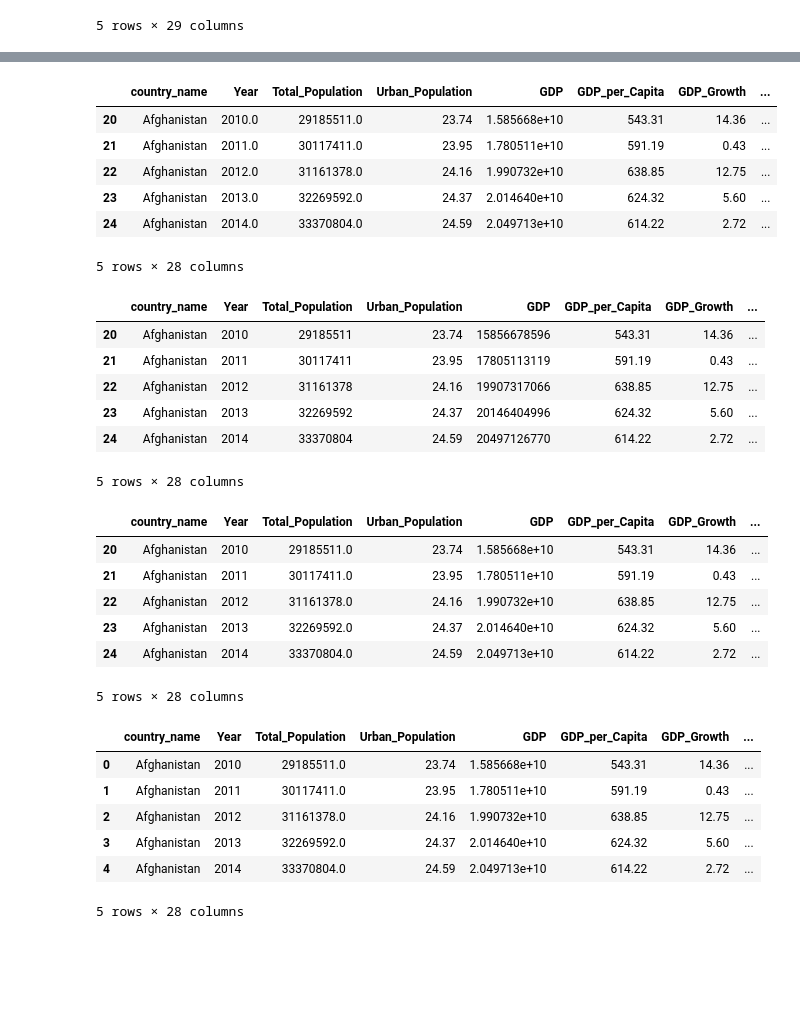
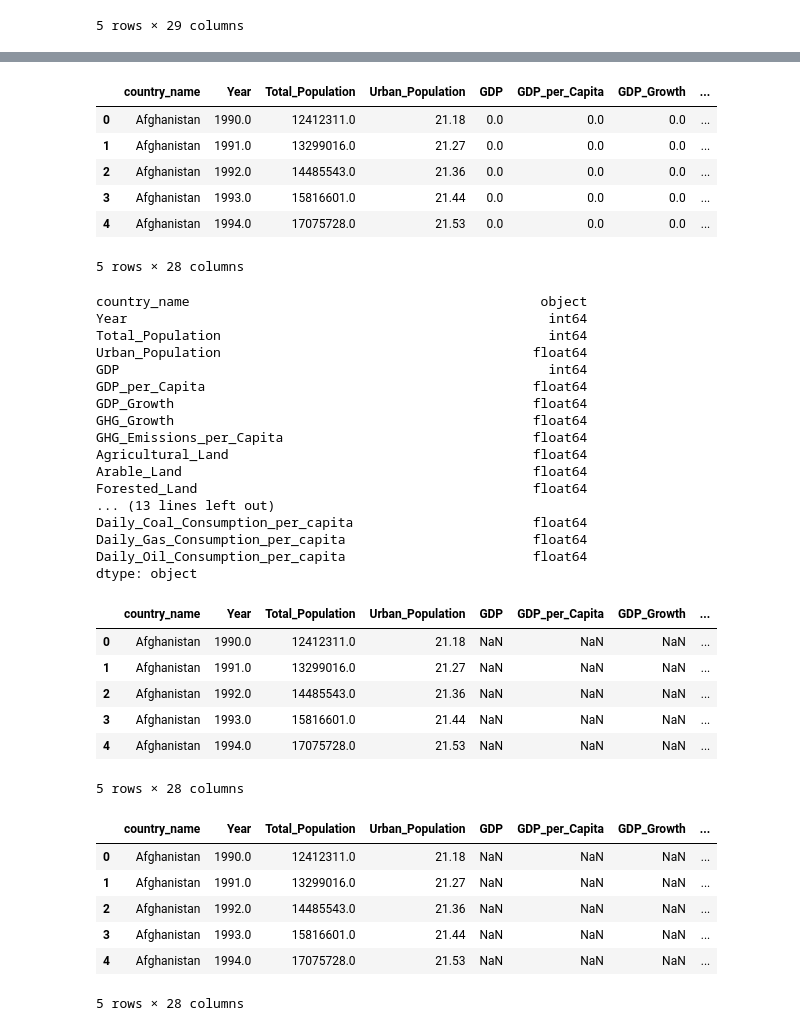
Before and after one commit to mcscrag/Final_Project, a Jupyter notebook: notebooks/cleaning_data.ipynb, the cells around one changed output, grey strips where cells are left out. Drawn from its saved outputs; the diff is of its cells as text; code cells hidden in the pictures; blank space fills up the shorter version.

```diff
--- a/notebooks/cleaning_data.ipynb
+++ b/notebooks/cleaning_data.ipynb
@@ -57,6 +59,6 @@ df2['Year'].value_counts()
 Name: Year, dtype: int64
 # %%
-df3 = df2.drop(['Grand Total'], axis=1)
+df3 = df.drop(['Grand Total'], axis=1)
 # %%
 df3[df == 0.0].count()
 # %% [output]
@@ -235,28 +237,39 @@ df5 = df4.round({'Urban Population':2,
 df5.head()
 # %% [output]
 |  | country_name | Year | Total_Population | Urban_Population | GDP | GDP_per_Capita | GDP_Growth | ... |
-| 20 | Afghanistan | 2010.0 | 29185511.0 | 23.74 | 1.585668e+10 | 543.31 | 14.36 | ... |
-| 21 | Afghanistan | 2011.0 | 30117411.0 | 23.95 | 1.780511e+10 | 591.19 | 0.43 | ... |
-| 22 | Afghanistan | 2012.0 | 31161378.0 | 24.16 | 1.990732e+10 | 638.85 | 12.75 | ... |
-| 23 | Afghanistan | 2013.0 | 32269592.0 | 24.37 | 2.014640e+10 | 624.32 | 5.60 | ... |
-| 24 | Afghanistan | 2014.0 | 33370804.0 | 24.59 | 2.049713e+10 | 614.22 | 2.72 | ... |
+| 0 | Afghanistan | 1990.0 | 12412311.0 | 21.18 | 0.0 | 0.0 | 0.0 | ... |
+| 1 | Afghanistan | 1991.0 | 13299016.0 | 21.27 | 0.0 | 0.0 | 0.0 | ... |
+| 2 | Afghanistan | 1992.0 | 14485543.0 | 21.36 | 0.0 | 0.0 | 0.0 | ... |
+| 3 | Afghanistan | 1993.0 | 15816601.0 | 21.44 | 0.0 | 0.0 | 0.0 | ... |
+| 4 | Afghanistan | 1994.0 | 17075728.0 | 21.53 | 0.0 | 0.0 | 0.0 | ... |
 5 rows × 28 columns
+# %%
+df6 = df5.fillna(0.00)
 # %%
 # Changing Datatypes
 
-conversion_dict = {'Year': 'int64',
-                  'Total_Population': 'int64',
-                  'GDP': 'int64'
-                  }
+conversion_dict = {'Year':'int64',
+    'Total_Population':'int64',
+    'GDP': 'int64'}
 
-df6 = df5.astype(conversion_dict)
+df7 = df6.astype(conversion_dict)
 # %%
-df6.head()
+df7.dtypes
 # %% [output]
-|  | country_name | Year | Total_Population | Urban_Population | GDP | GDP_per_Capita | GDP_Growth | ... |
-| 20 | Afghanistan | 2010 | 29185511 | 23.74 | 15856678596 | 543.31 | 14.36 | ... |
-| 21 | Afghanistan | 2011 | 30117411 | 23.95 | 17805113119 | 591.19 | 0.43 | ... |
-| 22 | Afghanistan | 2012 | 31161378 | 24.16 | 19907317066 | 638.85 | 12.75 | ... |
-| 23 | Afghanistan | 2013 | 32269592 | 24.37 | 20146404996 | 624.32 | 5.60 | ... |
-| 24 | Afghanistan | 2014 | 33370804 | 24.59 | 20497126770 | 614.22 | 2.72 | ... |
-5 rows × 28 columns
+country_name                                             object
+Year                                                      int64
+Total_Population                                          int64
+Urban_Population                                        float64
+GDP                                                       int64
+GDP_per_Capita                                          float64
+GDP_Growth                                              float64
+GHG_Growth                                              float64
+GHG_Emissions_per_Capita                                float64
+Agricultural_Land                                       float64
+Arable_Land                                             float64
+Forested_Land                                           float64
+... (13 lines left out)
+Daily_Coal_Consumption_per_capita                       float64
+Daily_Gas_Consumption_per_capita                        float64
+Daily_Oil_Consumption_per_capita                        float64
+dtype: object
@@ -267,11 +276,15 @@ df6.replace(0.00, np.nan, inplace=True)
+# %%
+# Replacing all 0 values with Nan so we can properly drop them if needed and Tableau can recognize the values as missing and not actually 0.
+
+df7.replace(0.00, np.nan, inplace=True)
 # %%
-df6.head()
+df7.head()
 # %% [output]
 |  | country_name | Year | Total_Population | Urban_Population | GDP | GDP_per_Capita | GDP_Growth | ... |
-| 20 | Afghanistan | 2010 | 29185511.0 | 23.74 | 1.585668e+10 | 543.31 | 14.36 | ... |
-| 21 | Afghanistan | 2011 | 30117411.0 | 23.95 | 1.780511e+10 | 591.19 | 0.43 | ... |
-| 22 | Afghanistan | 2012 | 31161378.0 | 24.16 | 1.990732e+10 | 638.85 | 12.75 | ... |
-| 23 | Afghanistan | 2013 | 32269592.0 | 24.37 | 2.014640e+10 | 624.32 | 5.60 | ... |
-| 24 | Afghanistan | 2014 | 33370804.0 | 24.59 | 2.049713e+10 | 614.22 | 2.72 | ... |
+| 0 | Afghanistan | 1990.0 | 12412311.0 | 21.18 | NaN | NaN | NaN | ... |
+| 1 | Afghanistan | 1991.0 | 13299016.0 | 21.27 | NaN | NaN | NaN | ... |
+| 2 | Afghanistan | 1992.0 | 14485543.0 | 21.36 | NaN | NaN | NaN | ... |
+| 3 | Afghanistan | 1993.0 | 15816601.0 | 21.44 | NaN | NaN | NaN | ... |
+| 4 | Afghanistan | 1994.0 | 17075728.0 | 21.53 | NaN | NaN | NaN | ... |
 5 rows × 28 columns
 # %%
@@ -279,12 +292,12 @@ df6 = df6.reset_index(drop=True)
 # %%
-df6.head()
+df7.head()
 # %% [output]
 |  | country_name | Year | Total_Population | Urban_Population | GDP | GDP_per_Capita | GDP_Growth | ... |
-| 0 | Afghanistan | 2010 | 29185511.0 | 23.74 | 1.585668e+10 | 543.31 | 14.36 | ... |
-| 1 | Afghanistan | 2011 | 30117411.0 | 23.95 | 1.780511e+10 | 591.19 | 0.43 | ... |
-| 2 | Afghanistan | 2012 | 31161378.0 | 24.16 | 1.990732e+10 | 638.85 | 12.75 | ... |
-| 3 | Afghanistan | 2013 | 32269592.0 | 24.37 | 2.014640e+10 | 624.32 | 5.60 | ... |
-| 4 | Afghanistan | 2014 | 33370804.0 | 24.59 | 2.049713e+10 | 614.22 | 2.72 | ... |
+| 0 | Afghanistan | 1990.0 | 12412311.0 | 21.18 | NaN | NaN | NaN | ... |
+| 1 | Afghanistan | 1991.0 | 13299016.0 | 21.27 | NaN | NaN | NaN | ... |
+| 2 | Afghanistan | 1992.0 | 14485543.0 | 21.36 | NaN | NaN | NaN | ... |
+| 3 | Afghanistan | 1993.0 | 15816601.0 | 21.44 | NaN | NaN | NaN | ... |
+| 4 | Afghanistan | 1994.0 | 17075728.0 | 21.53 | NaN | NaN | NaN | ... |
 5 rows × 28 columns
 # %%
 from pathlib import Path
```
Also changed, not shown: parts of 8 cells of this notebook, 5 other files.
